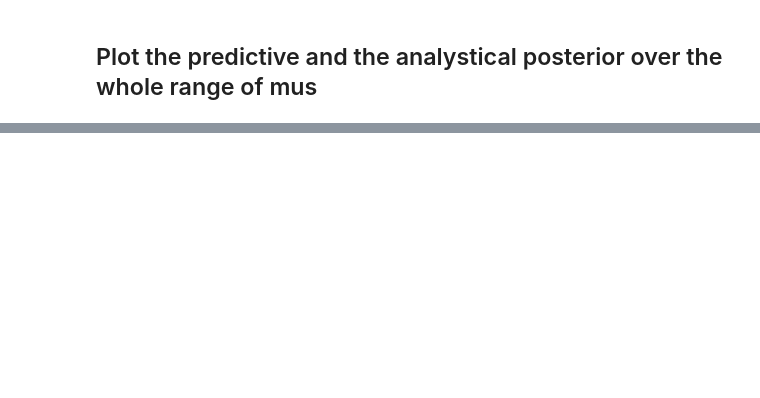
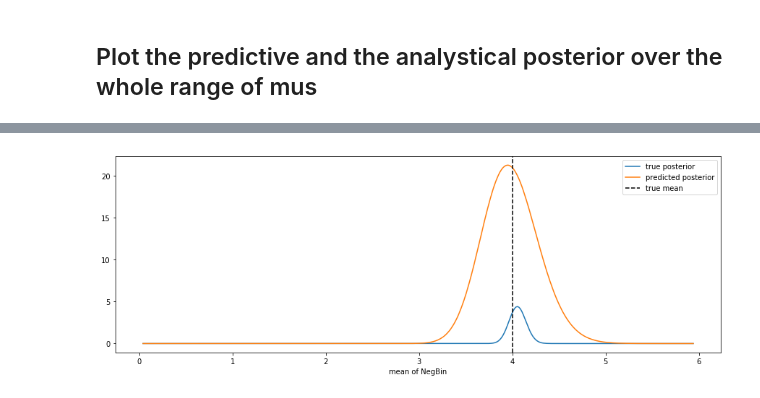
Before and after one commit to janfb/mcabc, a Jupyter notebook: NegBin_fitting_MDN.ipynb, the cells around one changed output, grey strips where cells are left out. Saved outputs shown, nothing was run; the diff lists cells and outputs as text; code cells hidden in the pictures; blank space fills up the shorter version.

```diff
--- a/NegBin_fitting_MDN.ipynb
+++ b/NegBin_fitting_MDN.ipynb
@@ -193,0 +290,22 @@ plt.legend();
+# %%
+# define new range of interest
+ys = M * mus /(1 - mus)
+
+up_to = 600
+
+# true posterior
+postmean_true = post_ana * M / (M + ys)**2
+poo = beta.pdf(mus, a, b) * M / (M + ys)**2
+
+# predicted posterior
+postmean_pred = posterior_pred * M / (M + ys)**2
+# %%
+plt.figure(figsize=(15, 5))
+plt.plot(ys[:up_to], postmean_true[:up_to], label='true posterior')
+plt.plot(ys[:up_to], posterior_pred[:up_to], label='predicted posterior')
+
+plt.axvline(x=true_mean, ls='--', c='k', label=r'true mean')
+plt.xlabel('mean of NegBin')
+plt.legend();
+# %% [output]
+[figure, added]
```
Also changed, not shown: parts of 12 cells of this notebook.
